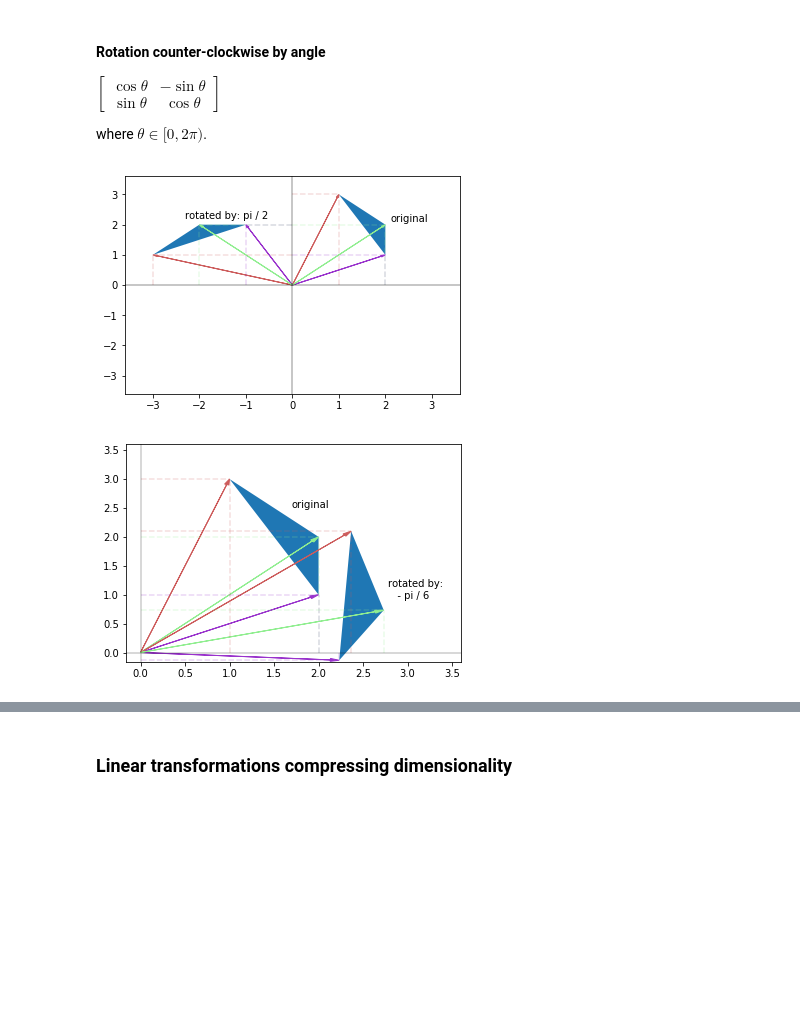
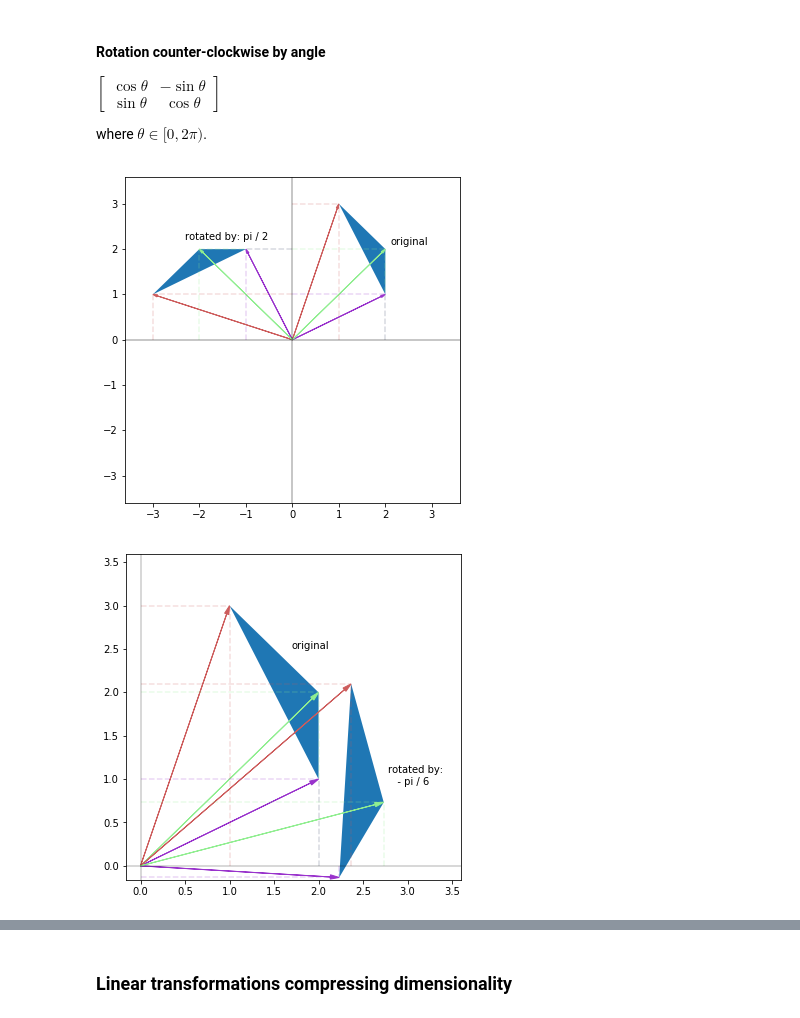
Before and after one commit to koulakis/interactive-math-for-data-science, a Jupyter notebook: linear_algebra.ipynb, the cells around one changed output, grey strips where cells are left out. Drawn from its saved outputs; the diff is of its cells as text; code cells hidden in the pictures; blank space fills up the shorter version.

```diff
--- a/linear_algebra.ipynb
+++ b/linear_algebra.ipynb
@@ -318,23 +348,24 @@ where $\theta \in [0, 2\pi)$.
 # %%
 # theta = pi / 2
 theta = np.pi / 2
 
 rotation_matrix = np.array([
     [np.cos(theta), - np.sin(theta)],
     [np.sin(theta), np.cos(theta)]
 ])
 
 transformed_vectors = [np.matmul(rotation_matrix, vector) for vector in vectors]
 
+plt.figure(figsize=(6, 6))
 plot_vectors_and_polygon(vectors, colors)
 plt.annotate('original', xy=vectors[2] + [.1, .1])
 
 plot_vectors_and_polygon(transformed_vectors, colors)
 plt.annotate('rotated by: pi / 2', xy=transformed_vectors[2] + [-.3, .2])
 
 plt.show()
 # %% [output]
-[figure, old version]
+[figure, new version]
 # %%
 # theta = - pi / 6
 theta = - np.pi / 6
@@ -346,6 +377,7 @@ rotation_matrix = np.array([
 
 transformed_vectors = [np.matmul(rotation_matrix, vector) for vector in vectors]
 
+plt.figure(figsize=(6, 6))
 plot_vectors_and_polygon(vectors, colors)
 plt.annotate('original', xy=vectors[2] + [-.3, .5])
 
@@ -354,4 +386,4 @@ plt.annotate('rotated by:\n   - pi / 6', xy=transformed_vectors[2] + [.05, .2])
 
 plt.show()
 # %% [output]
-[figure, old version]
+[figure, new version]
```
Also changed, not shown: parts of 8 cells of this notebook.
